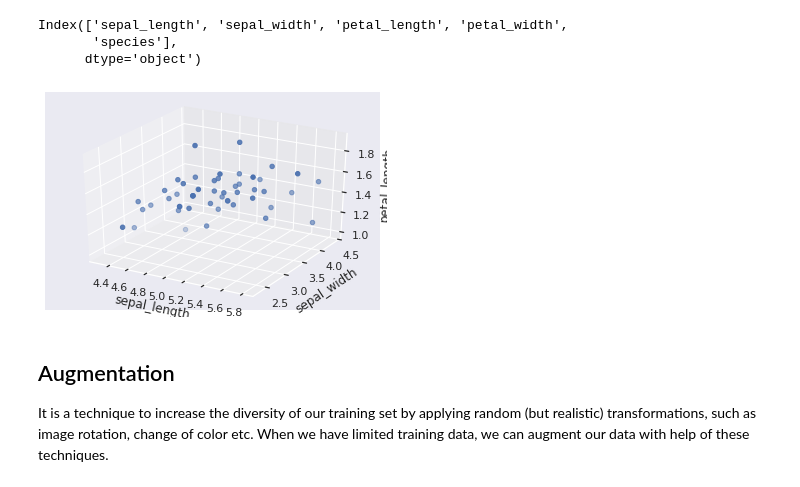
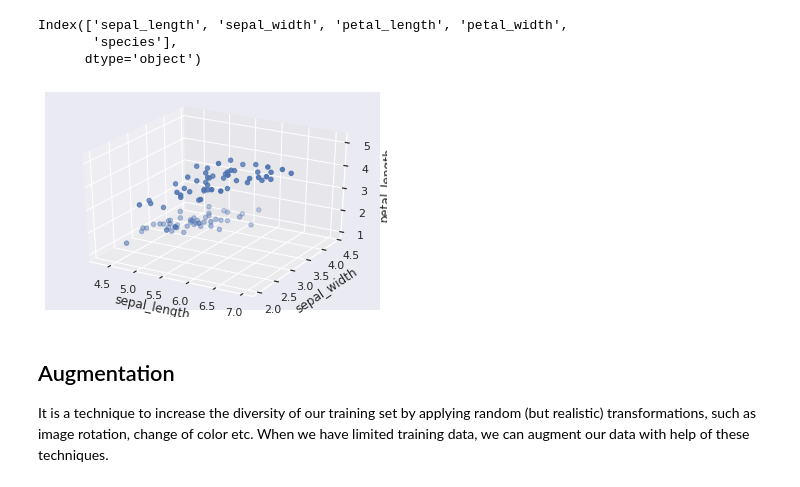
Before and after one commit to Karthik169/FMML-2022-LABS, a Jupyter notebook: Copy_of_FMML_Aug22_M1Lab2_DataFeatures&Augmentation.ipynb, the cells around one changed output. Drawn from its saved outputs; the diff is of its cells as text; code cells hidden in the pictures.

```diff
--- a/Copy_of_FMML_Aug22_M1Lab2_DataFeatures&Augmentation.ipynb
+++ b/Copy_of_FMML_Aug22_M1Lab2_DataFeatures&Augmentation.ipynb
@@ -575,28 +577,28 @@ df = df.rename(columns={'oldName1': 'newName1', 'oldName2': 'newName2'})
 # %%
 import matplotlib.pyplot as plt
 import pandas as pd
 import seaborn as sns
 from mpl_toolkits.mplot3d import Axes3D
 
 
-sns.set(style = "darkgrid")
+sns.set(style = "dark")
 
 fig = plt.figure()
 ax = fig.add_subplot(111, projection = '3d')
 
-x = df['sepal_length'][:50]
-y = df['sepal_width'][:50]
-z = df['petal_length'][:50]
+x = df['sepal_length'][:100]
+y = df['sepal_width'][:100]
+z = df['petal_length'][:100]
 
 ax.set_xlabel("sepal_length")
 ax.set_ylabel("sepal_width")
 ax.set_zlabel("petal_length")
 
 ax.scatter(x, y, z)
 
 plt.show()
 # %% [output]
-[figure, old version]
+[figure, new version]
 # %% [markdown]
 ## Augmentation
 It is a technique to increase the diversity of our training set by applying random (but realistic) transformations, such as image rotation, change of color etc. When we have limited training data, we can augment our data with help of these techniques.
```
Also changed, not shown: parts of 9 cells of this notebook.
